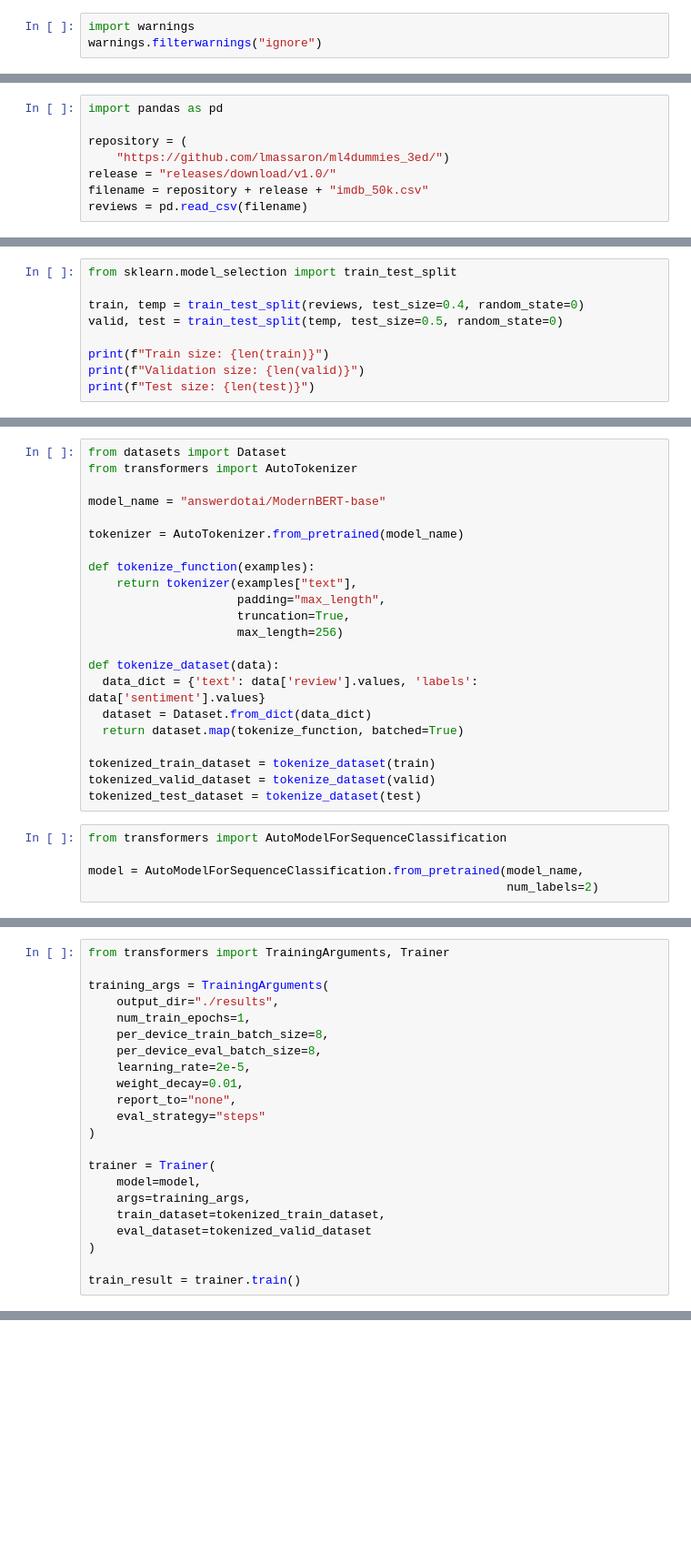
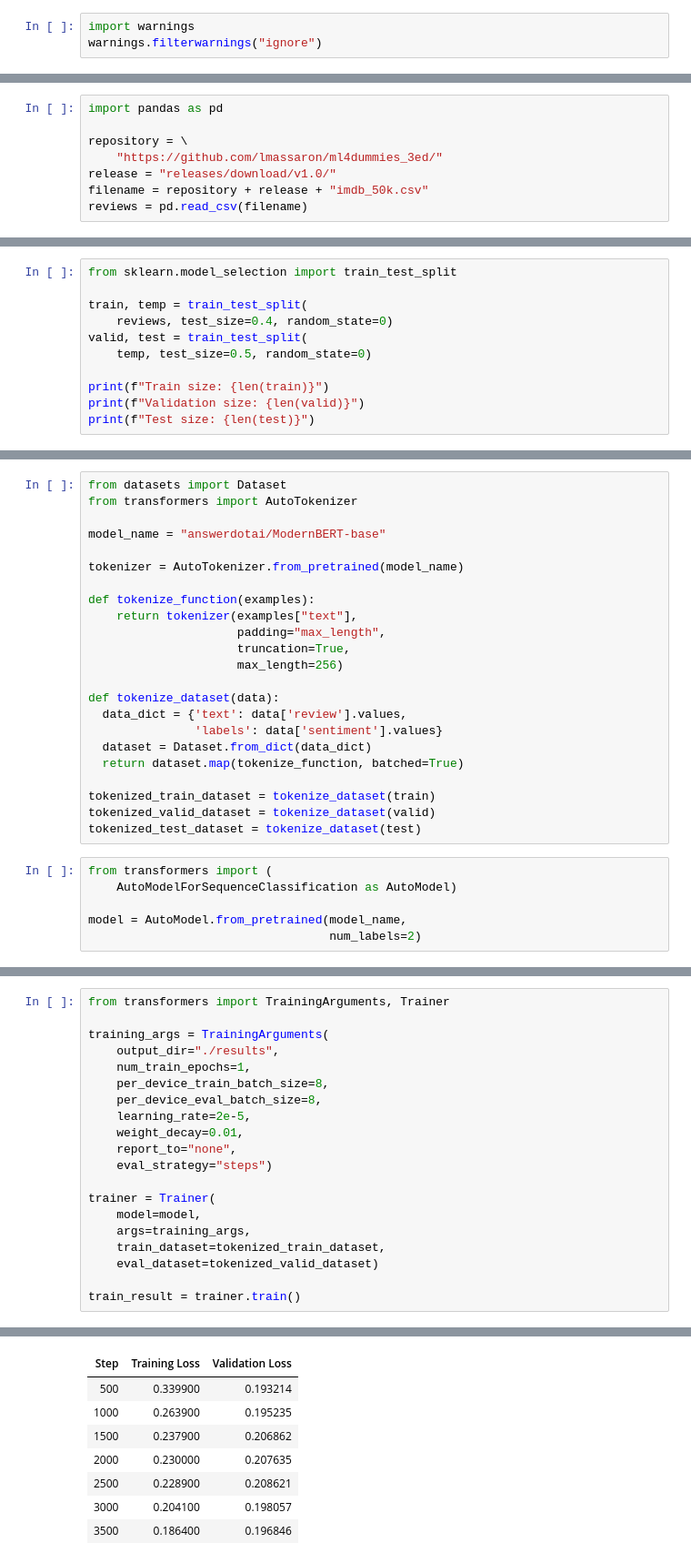
Before and after one commit to lmassaron/ml4dummies_3ed, a Jupyter notebook: ML4D3E_17_scoring_opinions_and_sentiments.ipynb, the cells around one changed output, grey strips where cells are left out. Shown at 91% size. Saved outputs shown, nothing was run; the diff lists cells and outputs as text; blank space fills up the shorter version.

```diff
--- a/ML4D3E_17_scoring_opinions_and_sentiments.ipynb
+++ b/ML4D3E_17_scoring_opinions_and_sentiments.ipynb
@@ -80,8 +122,8 @@ print(sentence1.toarray())
 # %%
 import pandas as pd
 
-repository = (
-    "https://github.com/lmassaron/ml4dummies_3ed/")
+repository = \
+    "https://github.com/lmassaron/ml4dummies_3ed/"
 release = "releases/download/v1.0/"
 filename = repository + release + "imdb_50k.csv"
 reviews = pd.read_csv(filename)
@@ -92,8 +142,10 @@ print(reviews.review.sample(1).values[0])
 # %%
 from sklearn.model_selection import train_test_split
 
-train, temp = train_test_split(reviews, test_size=0.4, random_state=0)
-valid, test = train_test_split(temp, test_size=0.5, random_state=0)
+train, temp = train_test_split(
+    reviews, test_size=0.4, random_state=0)
+valid, test = train_test_split(
+    temp, test_size=0.5, random_state=0)
 
 print(f"Train size: {len(train)}")
 print(f"Validation size: {len(valid)}")
@@ -168,7 +250,8 @@ def tokenize_function(examples):
                      max_length=256)
 
 def tokenize_dataset(data):
-  data_dict = {'text': data['review'].values, 'labels': data['sentiment'].values}
+  data_dict = {'text': data['review'].values,
+               'labels': data['sentiment'].values}
   dataset = Dataset.from_dict(data_dict)
   return dataset.map(tokenize_function, batched=True)
 
@@ -176,7 +259,8 @@ tokenized_train_dataset = tokenize_dataset(train)
 tokenized_valid_dataset = tokenize_dataset(valid)
 tokenized_test_dataset = tokenize_dataset(test)
 # %%
-from transformers import AutoModelForSequenceClassification
+from transformers import (
+    AutoModelForSequenceClassification as AutoModel)
 
-model = AutoModelForSequenceClassification.from_pretrained(model_name,
-                                                           num_labels=2)
+model = AutoModel.from_pretrained(model_name,
+                                  num_labels=2)
@@ -194,14 +278,13 @@ training_args = TrainingArguments(
     learning_rate=2e-5,
     weight_decay=0.01,
     report_to="none",
-    eval_strategy="steps"
-)
+    eval_strategy="steps")
 
 trainer = Trainer(
     model=model,
     args=training_args,
     train_dataset=tokenized_train_dataset,
-    eval_dataset=tokenized_valid_dataset
-)
+    eval_dataset=tokenized_valid_dataset)
 
 train_result = trainer.train()
+# %% [output]
@@ -208,3 +293,11 @@ train_result = trainer.train()
+| Step | Training Loss | Validation Loss |
+| 500 | 0.339900 | 0.193214 |
+| 1000 | 0.263900 | 0.195235 |
+| 1500 | 0.237900 | 0.206862 |
+| 2000 | 0.230000 | 0.207635 |
+| 2500 | 0.228900 | 0.208621 |
+| 3000 | 0.204100 | 0.198057 |
+| 3500 | 0.186400 | 0.196846 |
 # %%
 import numpy as np
 from sklearn.metrics import accuracy_score
```
Also changed, not shown: parts of 19 cells of this notebook.
